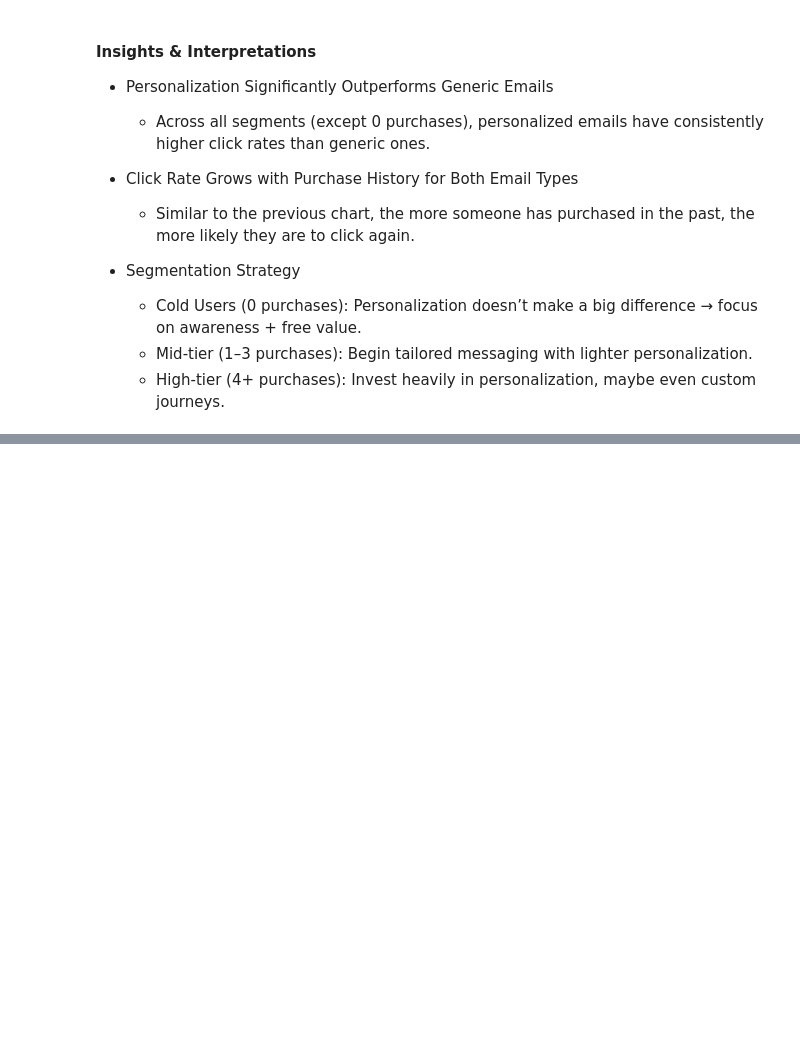
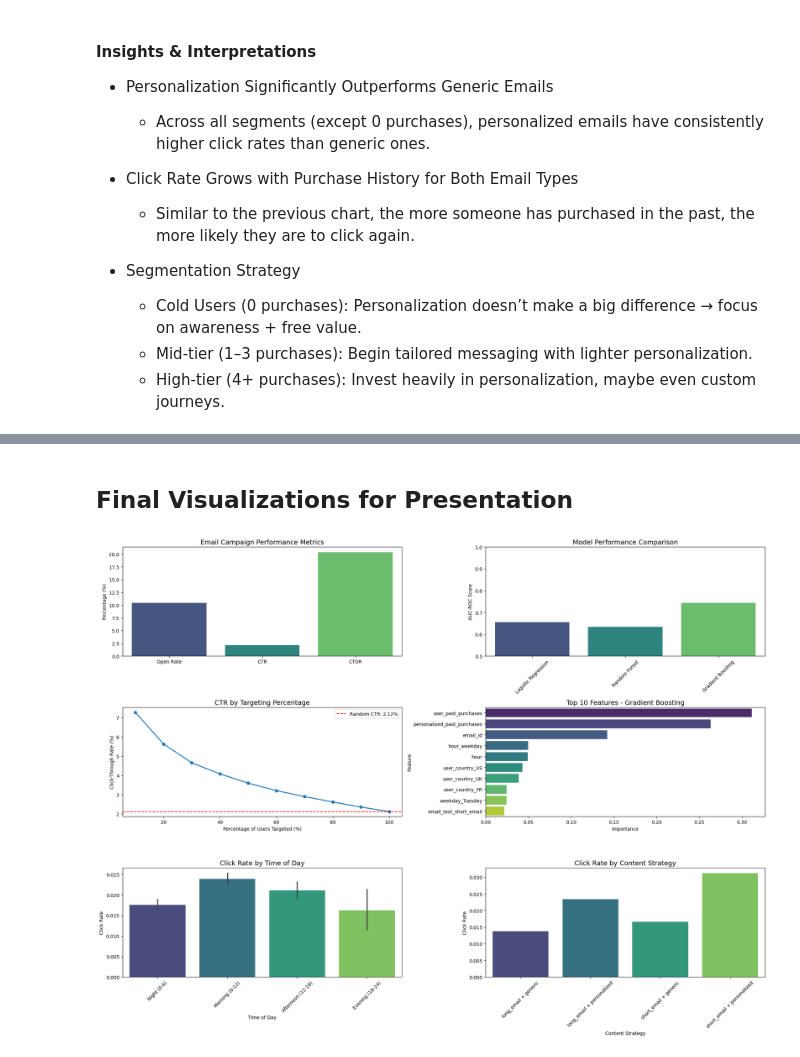
Before and after one commit to AyanArshad02/email-marketing-campaign-optimization-using-ML, a Jupyter notebook: eda.ipynb, the cells around one changed output, grey strips where cells are left out. Drawn from its saved outputs; the diff is of its cells as text; code cells hidden in the pictures; blank space fills up the shorter version.

```diff
--- a/eda.ipynb
+++ b/eda.ipynb
@@ -470,0 +876,65 @@ plt.show()
+# %% [markdown]
+## Final Visualizations for Presentation
+# %%
+# Create a summary dashboard with key findings
+plt.figure(figsize=(20, 15))
+
+# 1. Campaign Metrics
+plt.subplot(3, 2, 1)
+metrics = ['Open Rate', 'CTR', 'CTOR']
+values = [open_rate, ctr, ctor]
+sns.barplot(x=metrics, y=values, palette='viridis')
+plt.title('Email Campaign Performance Metrics', fontsize=14)
+plt.ylabel('Percentage (%)')
+
+# 2. Model Comparison
+plt.subplot(3, 2, 2)
+sns.barplot(x=models, y=aucs, palette='viridis')
+plt.title('Model Performance Comparison', fontsize=14)
+plt.ylabel('AUC-ROC Score')
+plt.ylim(0.5, 1.0)
+plt.xticks(rotation=45)
+
+# 3. Targeting Improvement
+plt.subplot(3, 2, 3)
+plt.plot(percentages, targeted_ctrs, marker='o', linewidth=2)
+plt.axhline(y=random_ctr*100, color='r', linestyle='--', label=f'Random CTR: {random_ctr*100:.2f}%')
+plt.title('CTR by Targeting Percentage', fontsize=14)
+plt.xlabel('Percentage of Users Targeted (%)')
+plt.ylabel('Click-Through Rate (%)')
+plt.legend()
+
+# 4. Top Features
+plt.subplot(3, 2, 4)
+if hasattr(best_model, 'feature_importances_'):
+    feature_importance = pd.DataFrame({
+        'Feature': X_train.columns,
+        'Importance': best_model.feature_importances_
+    }).sort_values('Importance', ascending=False)
+
+    sns.barplot(x='Importance', y='Feature', data=feature_importance.head(10), palette='viridis')
+    plt.title(f'Top 10 Features - {best_model_name}', fontsize=14)
+
+# 5. Best Time to Send
+plt.subplot(3, 2, 5)
+sns.barplot(x='hour_category', y='clicked', data=email_table, palette='viridis')
+plt.title('Click Rate by Time of Day', fontsize=14)
+plt.xlabel('Time of Day')
+plt.ylabel('Click Rate')
+plt.xticks(rotation=45)
+
+# 6. Best Content Strategy
+plt.subplot(3, 2, 6)
+content_data = email_table.groupby(['email_text', 'email_version'])['clicked'].mean().reset_index()
+content_data['content_strategy'] = content_data['email_text'] + ' + ' + content_data['email_version']
+sns.barplot(x='content_strategy', y='clicked', data=content_data, palette='viridis')
+plt.title('Click Rate by Content Strategy', fontsize=14)
+plt.xlabel('Content Strategy')
+plt.ylabel('Click Rate')
+plt.xticks(rotation=45)
+
+plt.tight_layout()
+plt.savefig('final_visualizations/email_campaign_dashboard.png', dpi=300, bbox_inches='tight')
+plt.show()
+# %% [output]
+[figure, added]
```
Also changed, not shown: parts of 10 cells of this notebook.
